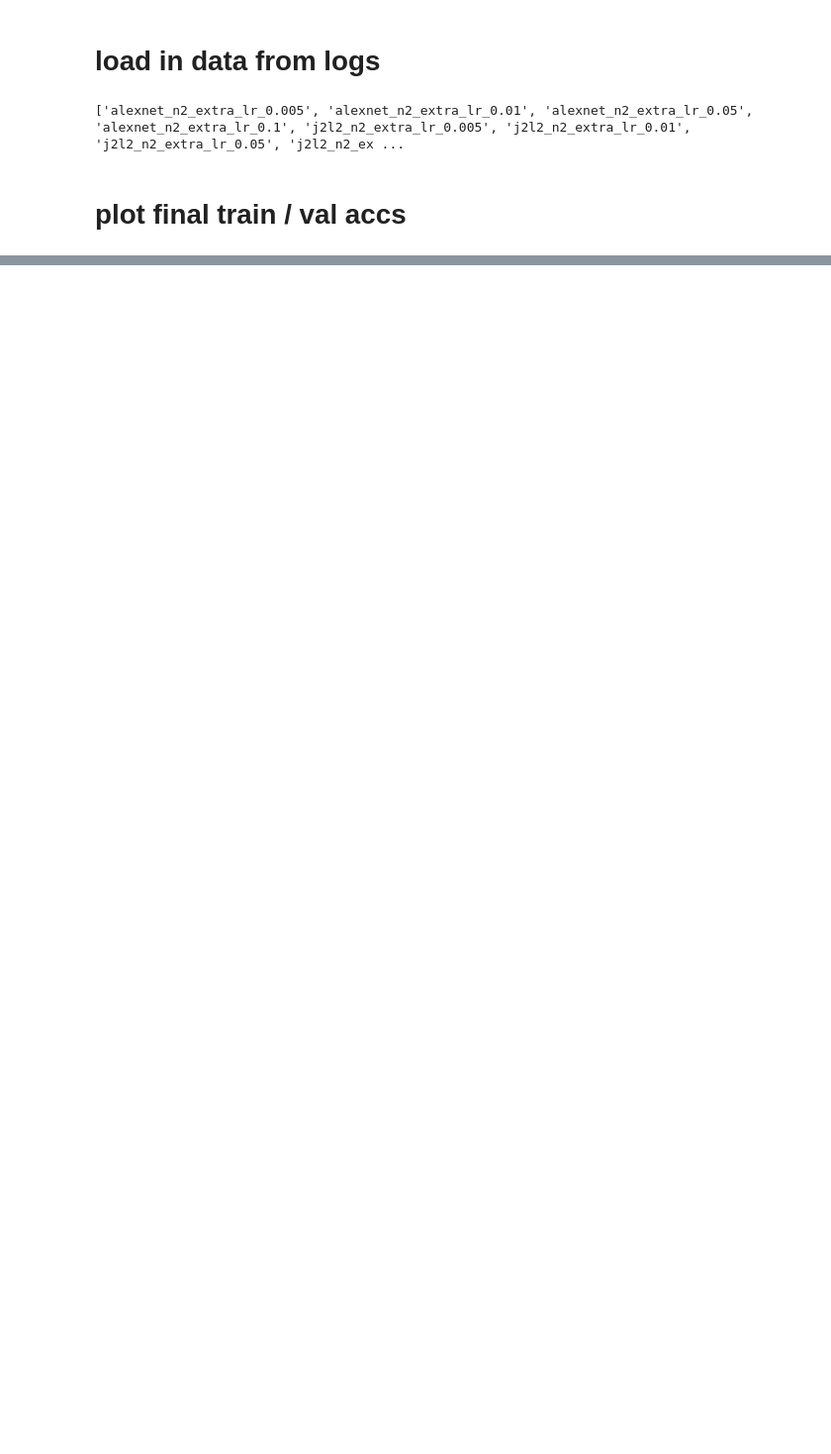
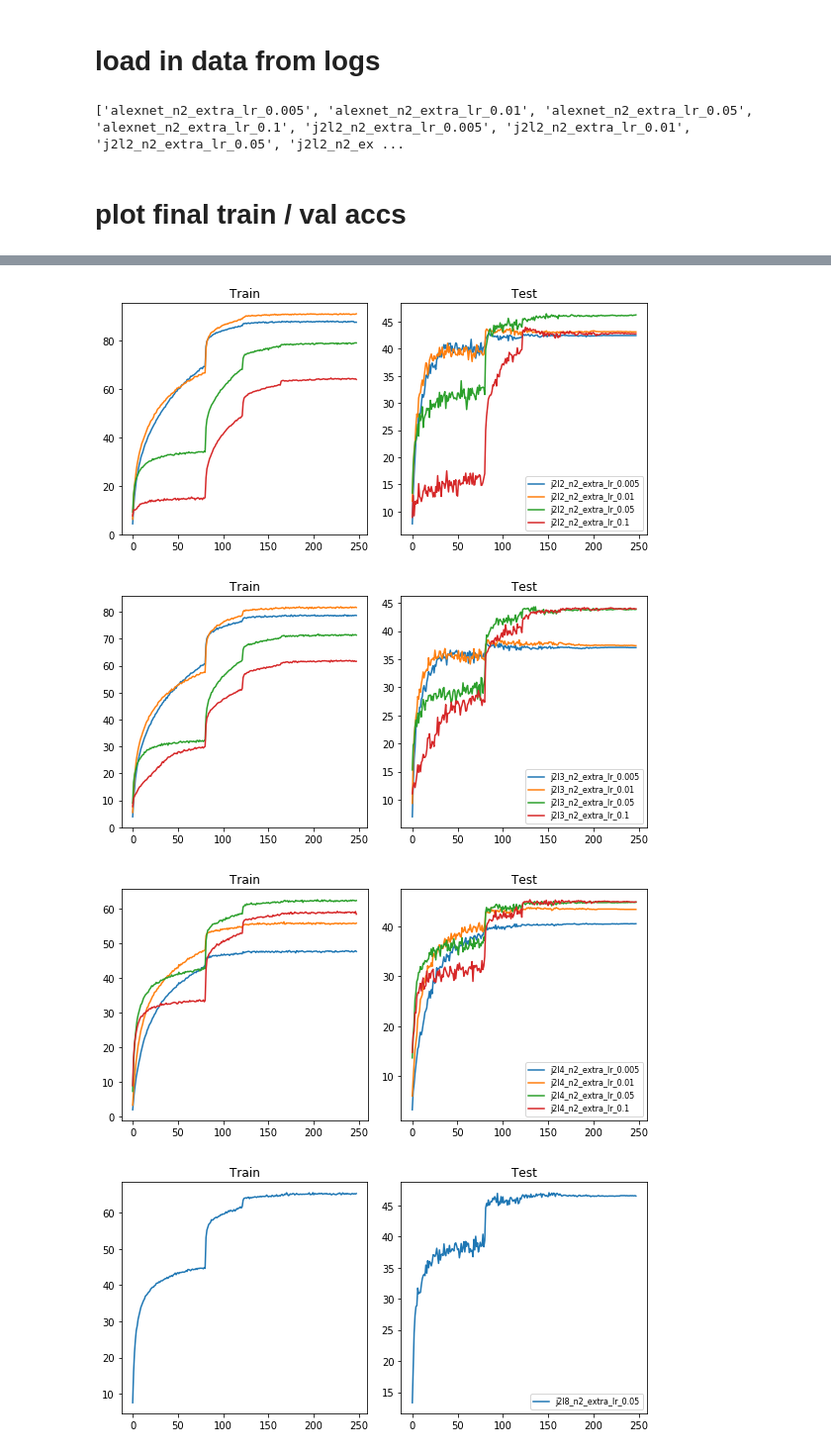
Before and after one commit to csinva/scattering-transform-experiments, a Jupyter notebook: visualize/summarize_logs.ipynb, the cells around one changed output, grey strips where cells are left out. Shown at 99% size. Drawn from its saved outputs; the diff is of its cells as text; code cells hidden in the pictures; blank space fills up the shorter version.

```diff
--- a/visualize/summarize_logs.ipynb
+++ b/visualize/summarize_logs.ipynb
@@ -193,0 +66,4 @@ dict_keys(['j2l4_n2_extra_lr_0.005', 'j2l3_n2_extra_lr_0.05', 'alexnet_n2_extra_
+# %%
+for model in ['alexnet', 'j2l2', 'j2l3', 'j2l4', 'j2l8']:
+    ll.plot_train_val_curves([key for key in keys if model in key], results)
+# %% [output]
@@ -193,0 +71,4 @@ dict_keys(['j2l4_n2_extra_lr_0.005', 'j2l3_n2_extra_lr_0.05', 'alexnet_n2_extra_
+[figure, added]
+[figure, added]
+[figure, added]
+[figure, added]
```
Also changed, not shown: parts of 16 cells of this notebook, 21 other files.
